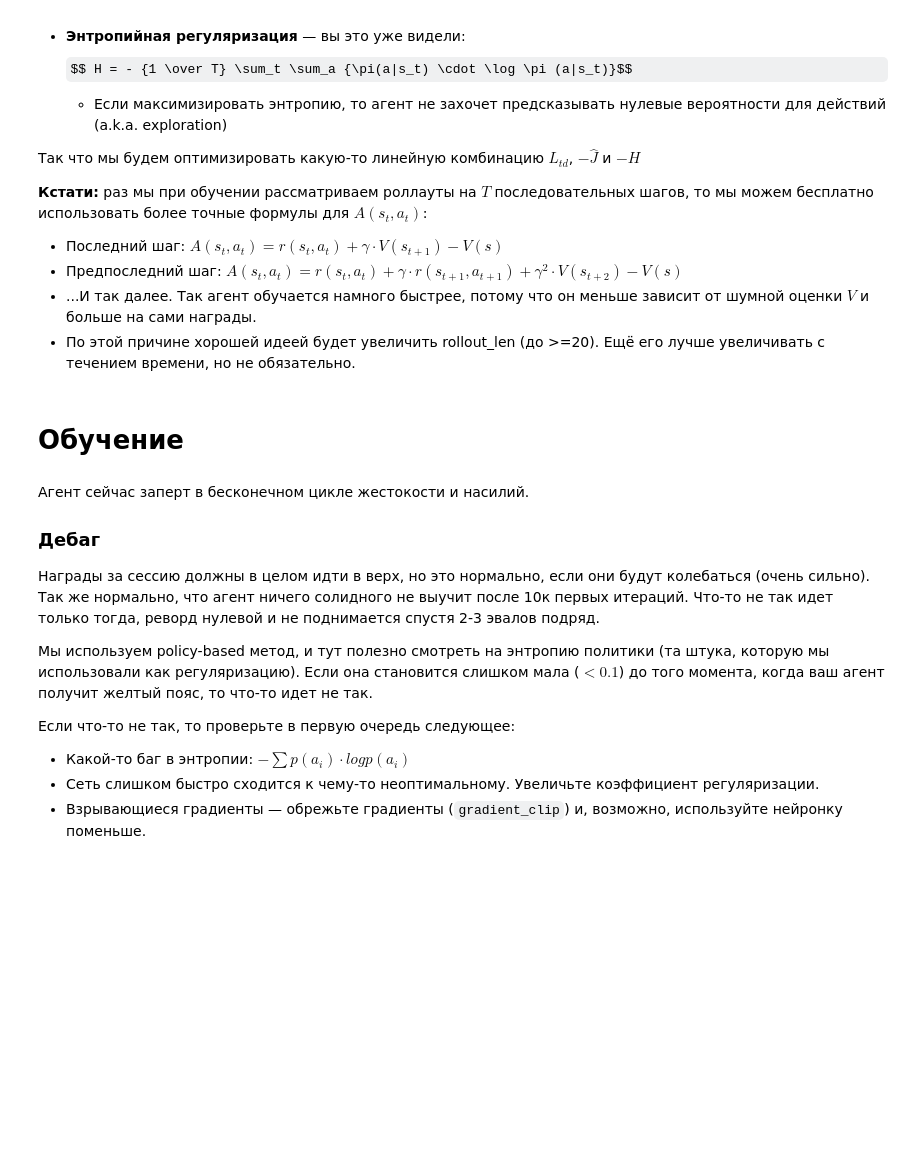
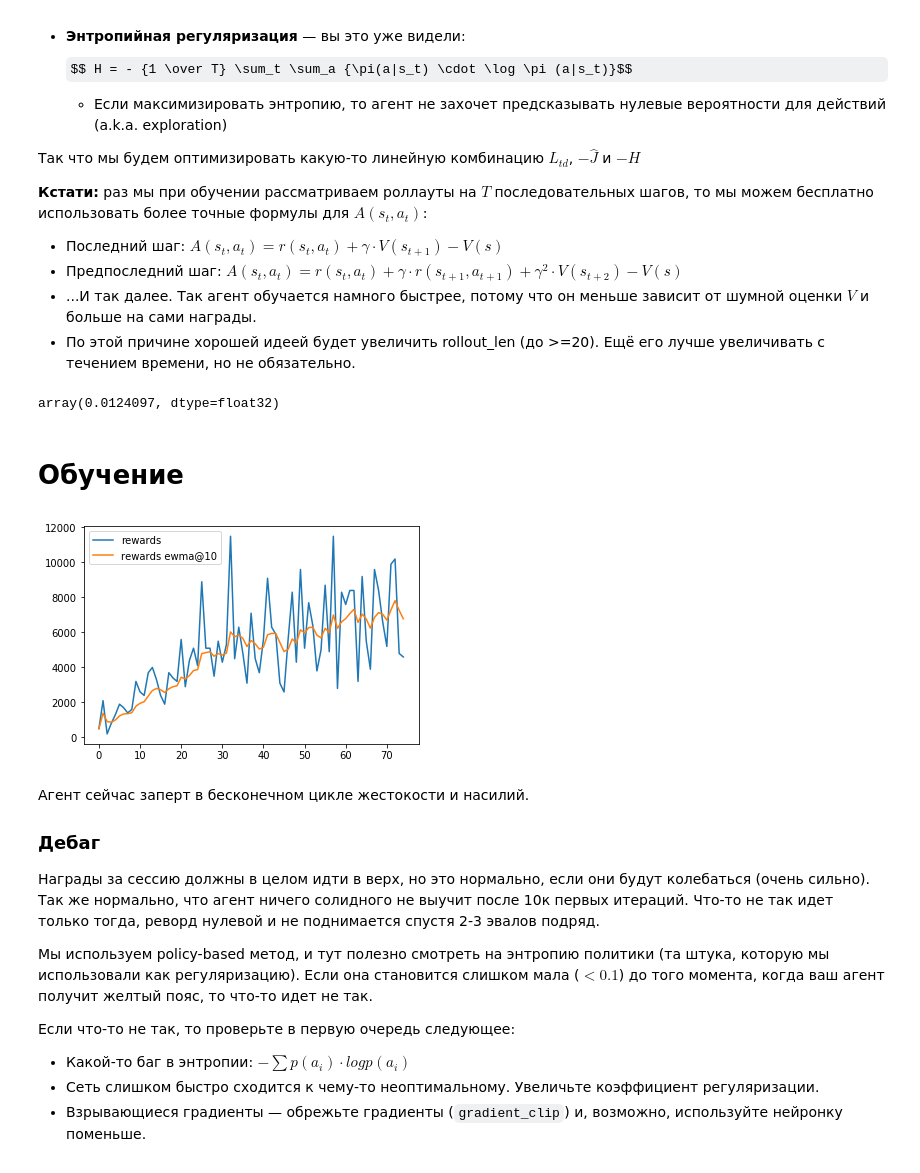
Before and after one commit to KiK0S/tink, a Jupyter notebook: mldl/0405/actor-critic.ipynb, the cells around one changed output. Drawn from its saved outputs; the diff is of its cells as text; code cells hidden in the pictures; some formulas as TeX source; blank space fills up the shorter version.

```diff
--- a/mldl/0405/actor-critic.ipynb
+++ b/mldl/0405/actor-critic.ipynb
@@ -344,25 +339,25 @@ def train_on_rollout(states, actions, rewards, is_not_done, prev_memory_states,
         cumulative_returns = G_t = r_t + gamma * cumulative_returns
 
         # Посчитайте MSE для V(s)
-        value_loss += # ...
+        value_loss += torch.mean((r_t + gamma * V_next - V_t) ** 2)
 
         # посчитайте advantage A(s_t, a_t), используя cumulative returns и V(s_t) в качестве бейзлайна
-        advantage = # ...
+        advantage = cumulative_returns - V_t
         advantage = advantage.detach()
 
         # посчитаем весь policy loss (-J_hat).
-        J_hat += <YOUR CODE>
+        J_hat += torch.mean(logpi_a_s_t * advantage)
 
-    entropy_reg = # compute entropy regularizer
+    entropy_reg = -torch.mean(torch.exp(logpi_a_s_t) * logpi_a_s_t) # compute entropy regularizer
 
     # усредним всё это дело с какими-то весами
-    loss = -J_hat / rollout_length +\
-           value_loss / rollout_length +\
-           -0.01 * entropy_reg
-
+    loss = -J_hat +\
+           -value_loss +\
+           0.0001 * entropy_reg
     # сделайте шаг против градиента
-    # ...
-
+    loss.backward()
+    opt.step()
+    opt.zero_grad()
     return loss.data.numpy()
 # %%
 # проверим работу
@@ -370,6 +365,8 @@ memory = list(pool.prev_memory_states)
 rollout_obs, rollout_actions, rollout_rewards, rollout_mask = pool.interact(10)
 
 train_on_rollout(rollout_obs, rollout_actions, rollout_rewards, rollout_mask, memory)
+# %% [output]
+array(0.0124097, dtype=float32)
 # %% [markdown]
 # Обучение
 # %%
@@ -382,20 +379,22 @@ rewards_history = []
 # %%
 for i in trange(15000):
 
     memory = list(pool.prev_memory_states)
     rollout_obs, rollout_actions, rollout_rewards, rollout_mask = pool.interact(10)
     train_on_rollout(rollout_obs, rollout_actions, rollout_rewards, rollout_mask, memory)
 
-    if i % 100 == 0:
+    if i % 200 == 0:
         rewards_history.append(np.mean(evaluate(agent, env, n_games=1)))
         clear_output(True)
         plt.plot(rewards_history, label='rewards')
         plt.plot(moving_average(np.array(rewards_history),span=10), label='rewards ewma@10')
         plt.legend()
         plt.show()
-        if rewards_history[-1] >= 10000:
+        if moving_average(np.array(rewards_history),span=10)[-1] >= 10000:
             print("Yellow belt awarded")
             break
+# %% [output]
+[figure, added]
 # %% [markdown]
 Агент сейчас заперт в бесконечном цикле жестокости и насилий.
 
```
Also changed, not shown: parts of 7 cells of this notebook.
